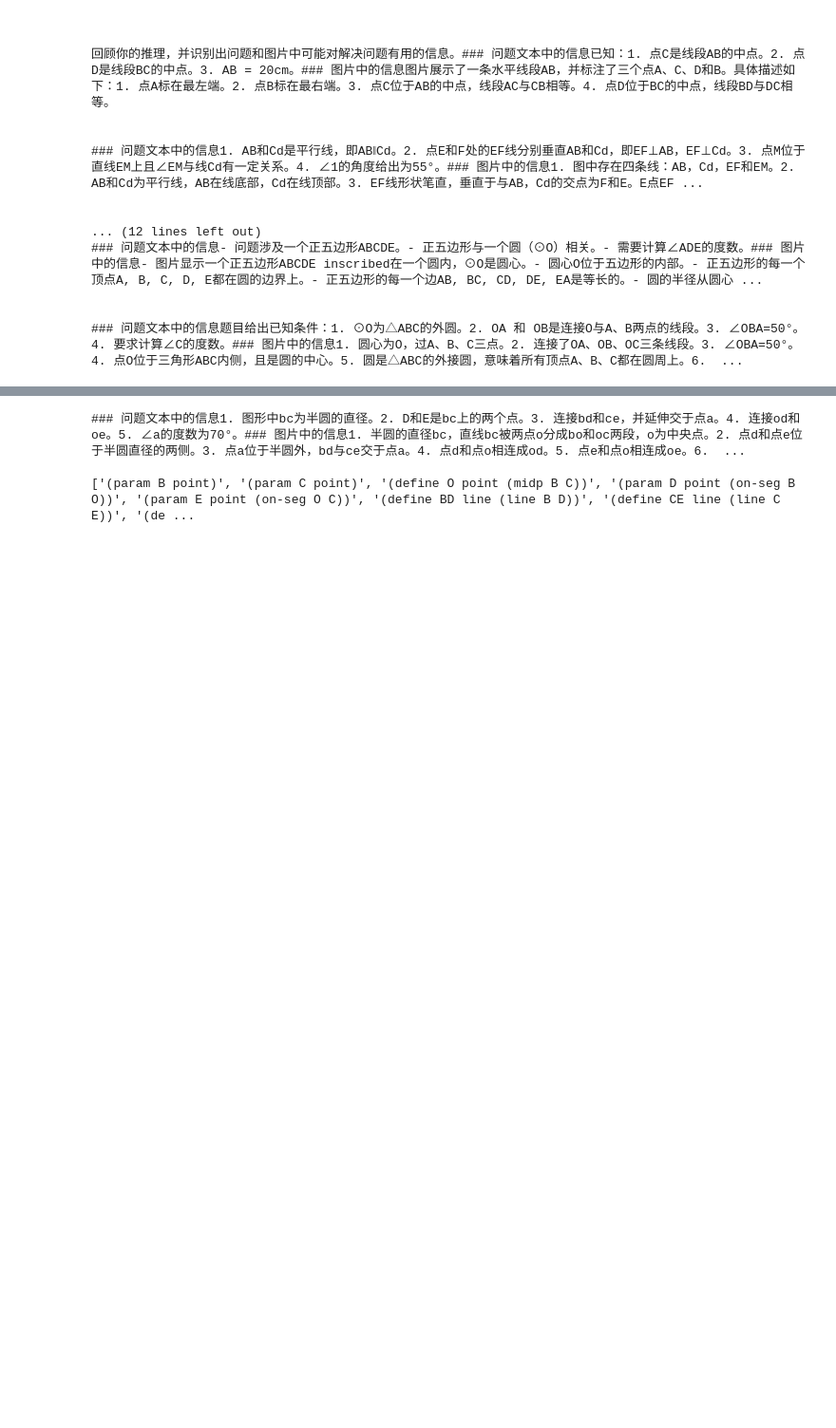
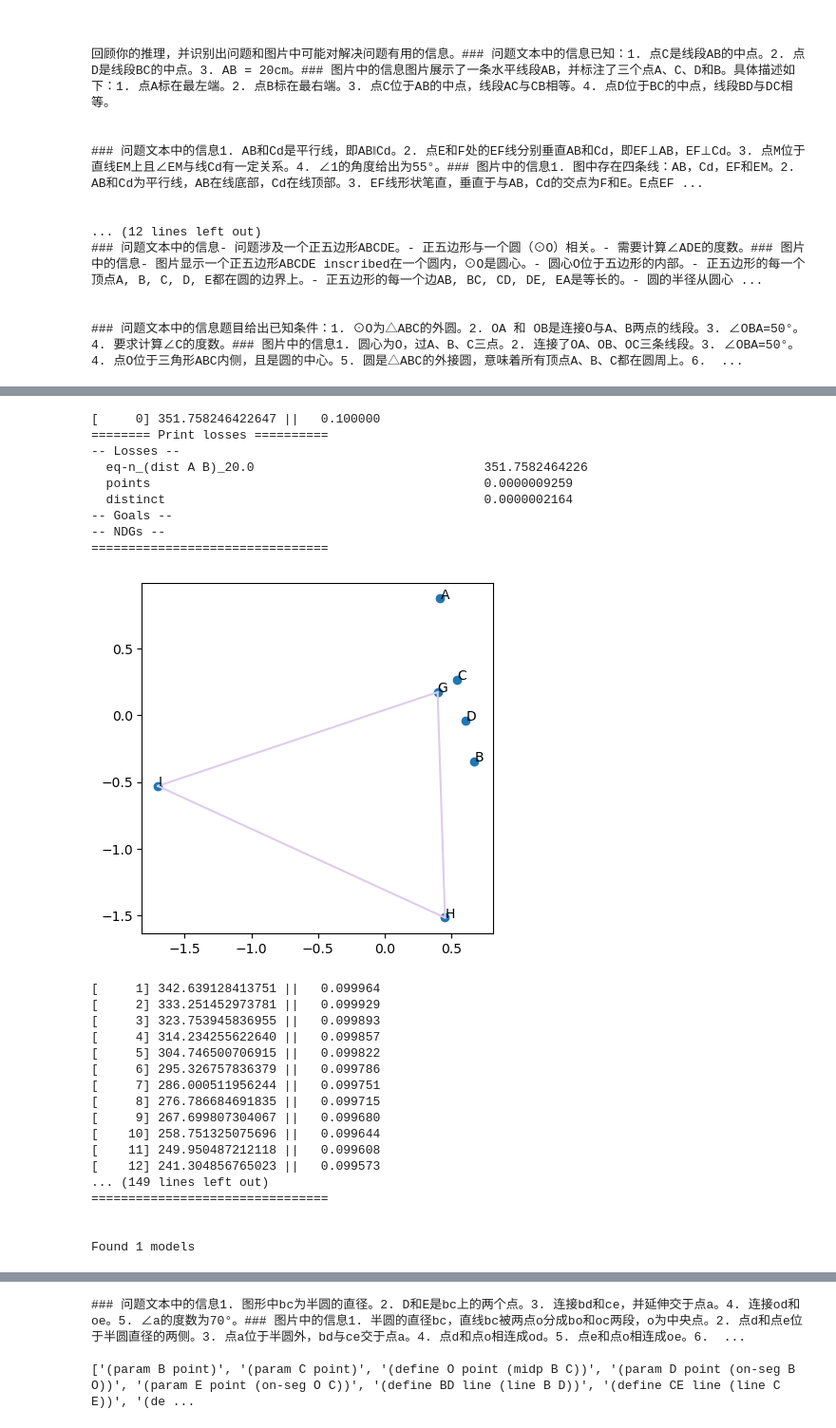
Before and after one commit to seanq31/geo-model-builder, a Jupyter notebook: src/test_api.ipynb, the cells around one changed output, grey strips where cells are left out. Shown at 95% size. Drawn from its saved outputs; the diff is of its cells as text; code cells hidden in the pictures; blank space fills up the shorter version.

```diff
--- a/src/test_api.ipynb
+++ b/src/test_api.ipynb
@@ -560,21 +574,29 @@ def gmb_draw(inputs):
 # %%
-with open('../llm_gen/res_llm_gen.pkl', 'rb') as f:
+import pickle
+
+with open('../llm_gen/res_llm_gen20250311143434.pkl', 'rb') as f:
     llm_result_dict = pickle.load(f)
 all_contents_and_reasoning= [[res[1][1].choices[0].message.content, res[1][1].choices[0].message.reasoning_content, res[1][2]] for res in llm_result_dict.items()]
 
-for item in all_contents_and_reasoning:
-    print(item[1])
+# for item in all_contents_and_reasoning:
+#     content = item[0]
+#     reasoning_content = item[1]
+#     print(item[0])
 
-    # res = gmb_draw(item)
-    # print(res[2])
-    # if res[1] == []:
-    #     print('Fail to solve!!!')
-    # elif res[1][0] is None:
-    #     print('GMBL grammar error!!!')
-    # else:
-    #     res[1][0].plot()
-    #     print(res[1][0])
-    # print('')
+#     res = gmb_draw(item)
+#     print(res[2])
+#     if res[1] == []:
+#         print('Fail to solve!!!')
+#     elif res[1][0] is None:
+#         print('GMBL grammar error!!!')
+#     else:
+#         res[1][0].plot()
+#         print(res[1][0])
+#     print('')
 
-    #break
+#     break
+
+content = all_contents_and_reasoning[2][0]
+reasoning_content = all_contents_and_reasoning[2][1]
+res = gmb_draw(all_contents_and_reasoning[2])
 # %% [output]
@@ -597,0 +611,27 @@ for item in all_contents_and_reasoning:
+[     0] 351.758246422647 ||   0.100000
+======== Print losses ==========
+-- Losses --
+  eq-n_(dist A B)_20.0                               351.7582464226
+  points                                             0.0000009259
+  distinct                                           0.0000002164
+-- Goals --
+-- NDGs --
+================================
+[figure, added]
+[     1] 342.639128413751 ||   0.099964
+[     2] 333.251452973781 ||   0.099929
+[     3] 323.753945836955 ||   0.099893
+[     4] 314.234255622640 ||   0.099857
+[     5] 304.746500706915 ||   0.099822
+[     6] 295.326757836379 ||   0.099786
+[     7] 286.000511956244 ||   0.099751
+[     8] 276.786684691835 ||   0.099715
+[     9] 267.699807304067 ||   0.099680
+[    10] 258.751325075696 ||   0.099644
+[    11] 249.950487212118 ||   0.099608
+[    12] 241.304856765023 ||   0.099573
+... (149 lines left out)
+================================
+
+
+Found 1 models
```
Also changed, not shown: parts of 8 cells of this notebook, 8 other files.
